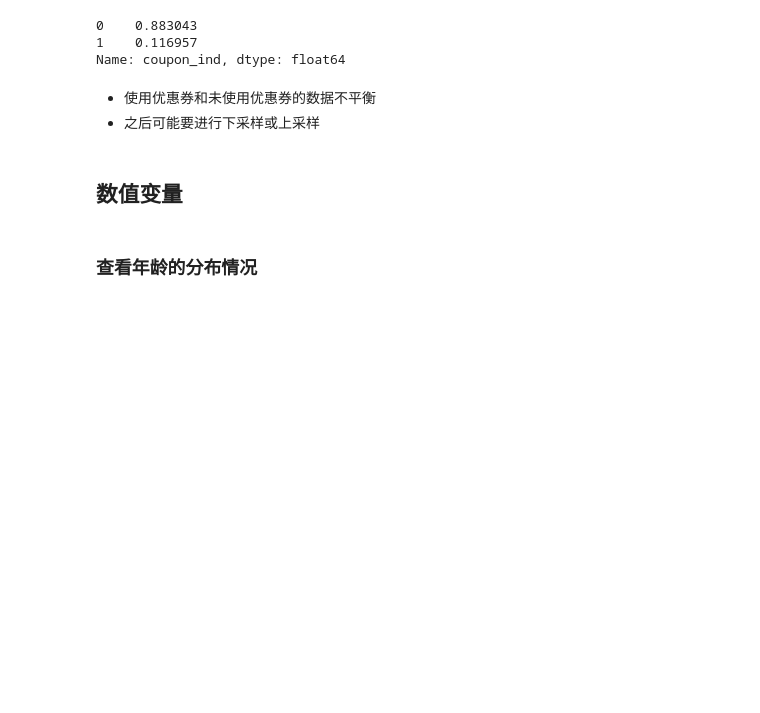
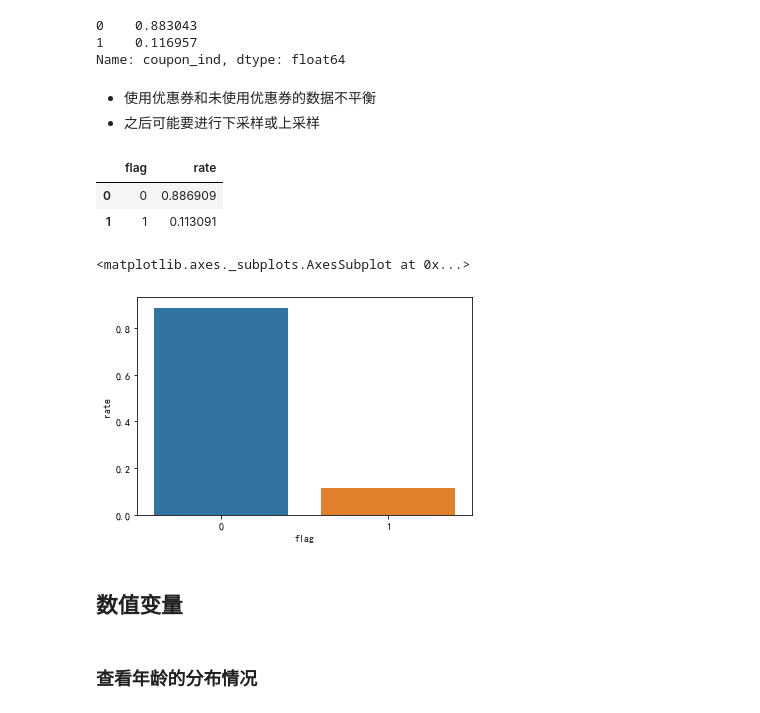
Before and after one commit to CLaraRR/xiaozao-data-analysis, a Jupyter notebook: PDD/pdd.ipynb, the cells around one changed output. Drawn from its saved outputs; the diff is of its cells as text; code cells hidden in the pictures; blank space fills up the shorter version.

```diff
--- a/PDD/pdd.ipynb
+++ b/PDD/pdd.ipynb
@@ -103,6 +103,18 @@ Name: coupon_ind, dtype: float64
 # %% [markdown]
 - 使用优惠券和未使用优惠券的数据不平衡
 - 之后可能要进行下采样或上采样
+# %%
+tmp = pd.DataFrame(pdd['coupon_ind'].value_counts(1)).reset_index().rename(columns={'index':'flag','coupon_ind':'rate'})
+tmp
+# %% [output]
+|  | flag | rate |
+| 0 | 0 | 0.886909 |
+| 1 | 1 | 0.113091 |
+# %%
+sns.barplot(x='flag', y='rate', data=tmp)
+# %% [output]
+<matplotlib.axes._subplots.AxesSubplot at 0x...>
+[figure, added]
 # %% [markdown]
 ## 数值变量
 # %% [markdown]
```
Also changed, not shown: parts of 4 cells of this notebook.
